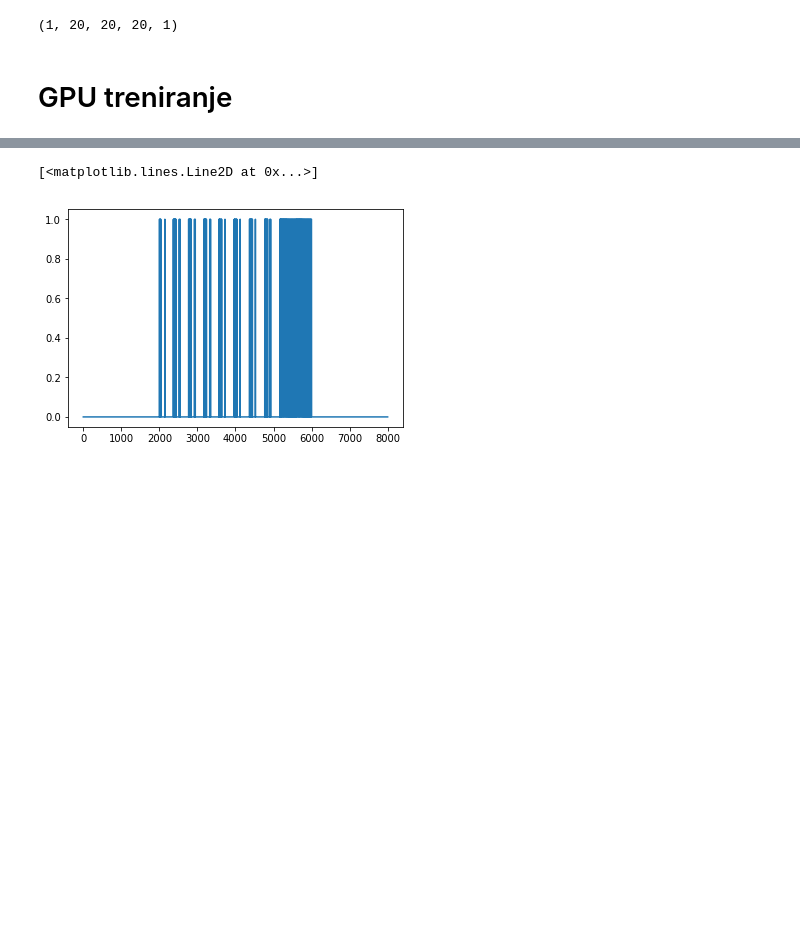
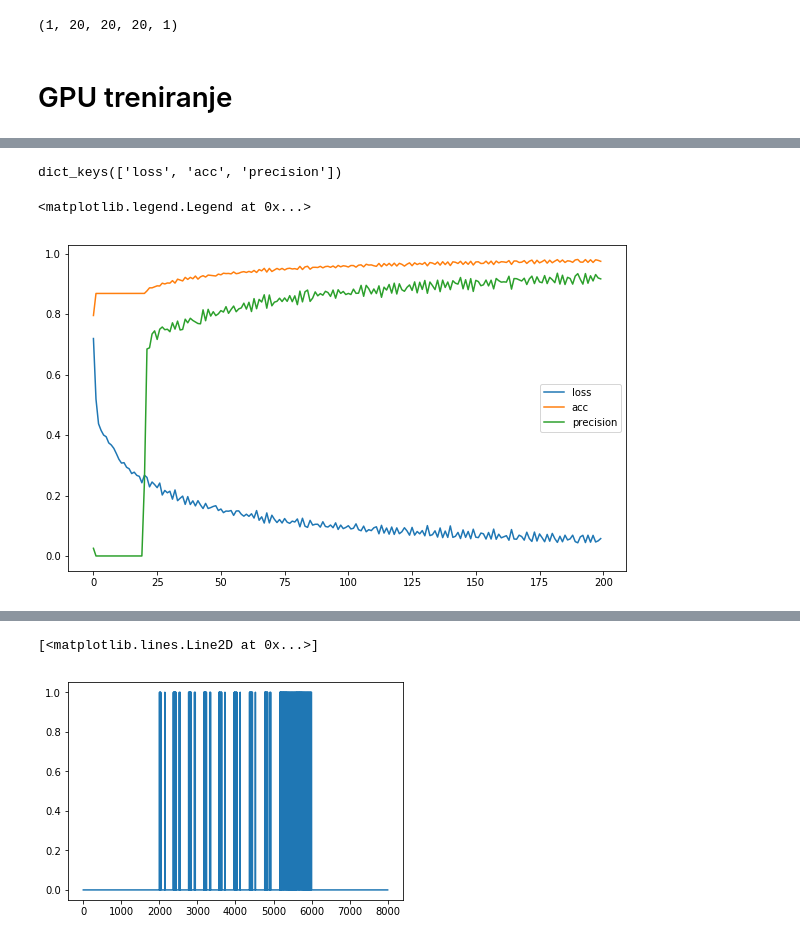
Before and after one commit to ajertec/DiplProjekt, a Jupyter notebook: KerasModeli.ipynb, the cells around one changed output, grey strips where cells are left out. Saved outputs shown, nothing was run; the diff lists cells and outputs as text; code cells hidden in the pictures; blank space fills up the shorter version.

```diff
--- a/KerasModeli.ipynb
+++ b/KerasModeli.ipynb
@@ -206,4 +204,20 @@ Epoch 10/10
 <keras.callbacks.History at 0x...>
+# %%
+history = _
+# %%
+treniranje_metrike = history.history
+treniranje_metrike.keys()
+# %% [output]
+dict_keys(['loss', 'acc', 'precision'])
+# %%
+plt.figure(figsize = (10,6))
+plt.plot(treniranje_metrike["loss"], label = "loss")
+plt.plot(treniranje_metrike["acc"], label = "acc")
+plt.plot(treniranje_metrike["precision"], label = "precision")
+plt.legend()
+# %% [output]
+<matplotlib.legend.Legend at 0x...>
+[figure, added]
 # %%
 predikt = autoencoder.predict(np.reshape(test_X[0], (1,20,20,20,1)))
 # %%
```
Also changed, not shown: parts of 17 cells of this notebook, 6 other files.
